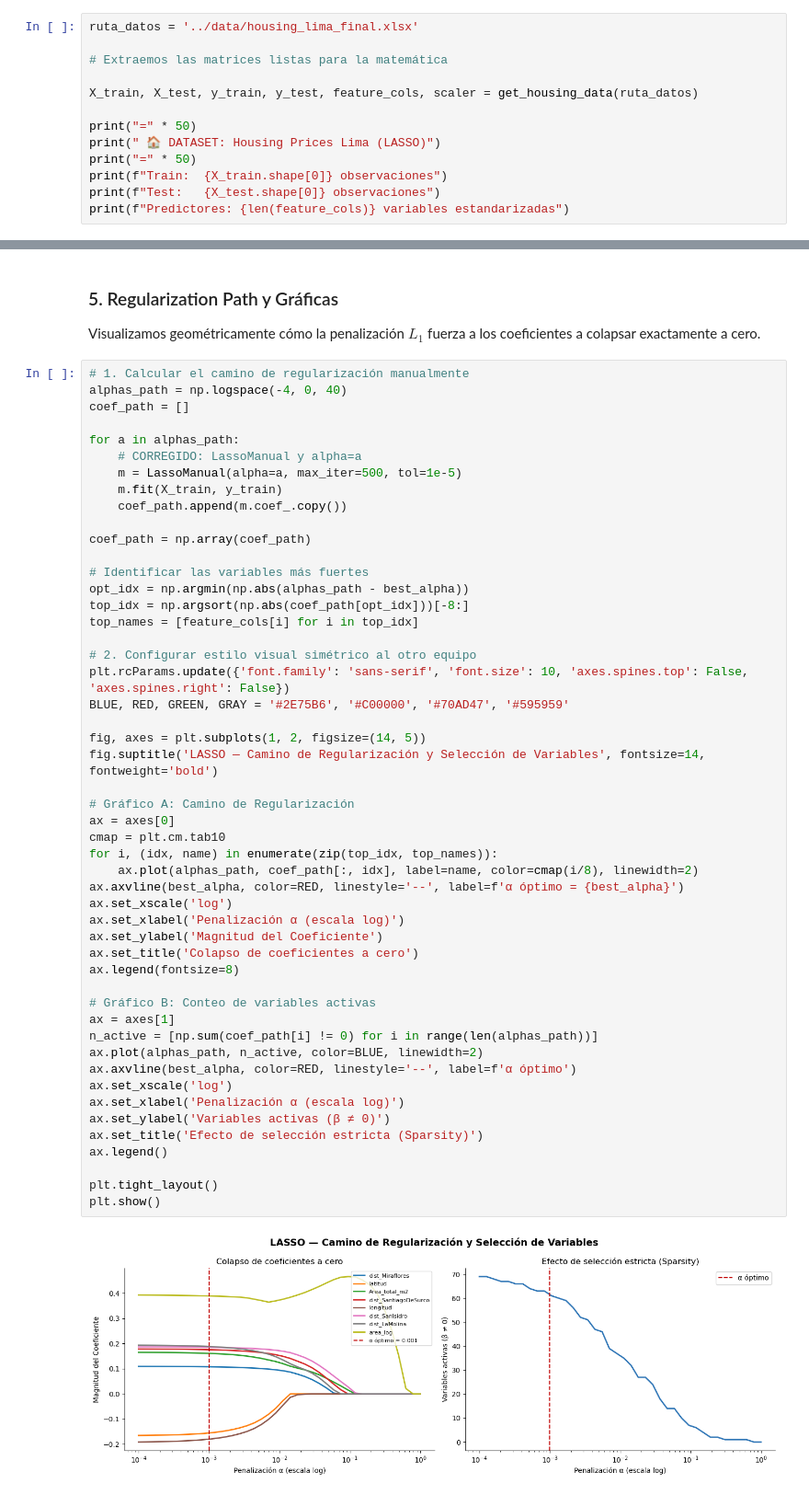
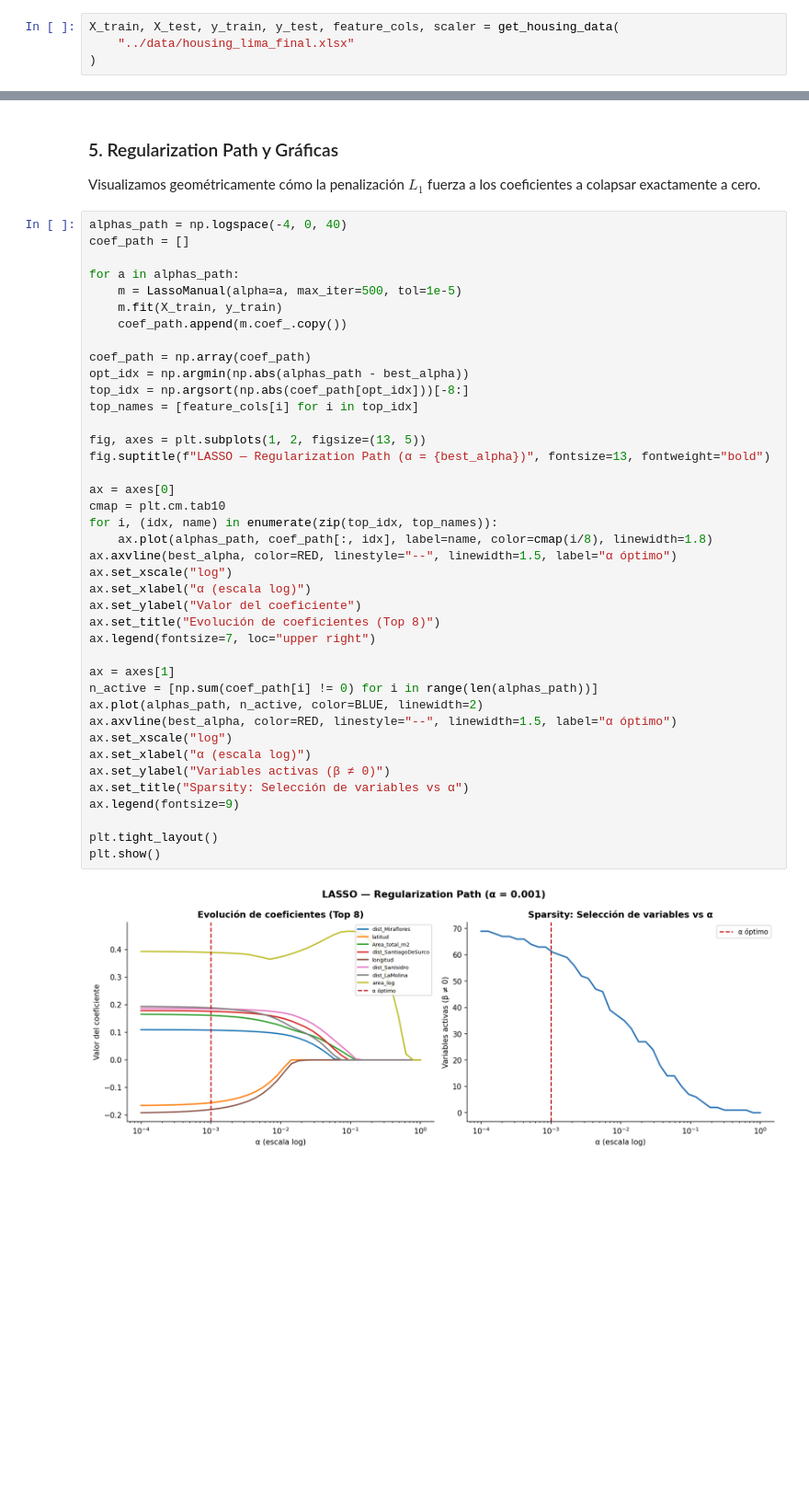
Before and after one commit to GG-369/Proyecto-Optimizacion-LASSO-ELASTICNET, a Jupyter notebook: notebooks/2_desarrollo_lasso.ipynb, the cells around one changed output, grey strips where cells are left out. Shown at 92% size. Cells and saved outputs as stored; diff of their text form; blank space fills up the shorter version.

Commit message:
refactor: limpieza y estandarizacion de codigo LASSO

```diff
--- a/notebooks/2_desarrollo_lasso.ipynb
+++ b/notebooks/2_desarrollo_lasso.ipynb
@@ -26,13 +32,4 @@ Utilizamos el pipeline centralizado para garantizar que ambos equipos (LASSO y E
 # %%
-ruta_datos = '../data/housing_lima_final.xlsx'
-
-# Extraemos las matrices listas para la matemática
-
-X_train, X_test, y_train, y_test, feature_cols, scaler = get_housing_data(ruta_datos)
-
-print("=" * 50)
-print(" 🏠 DATASET: Housing Prices Lima (LASSO)")
-print("=" * 50)
-print(f"Train:  {X_train.shape[0]} observaciones")
-print(f"Test:   {X_test.shape[0]} observaciones")
-print(f"Predictores: {len(feature_cols)} variables estandarizadas")
+X_train, X_test, y_train, y_test, feature_cols, scaler = get_housing_data(
+    "../data/housing_lima_final.xlsx"
+)
@@ -138,54 +132,44 @@ Max Diff Coef                   -            -     5.50e-07
 ### 5. Regularization Path y Gráficas
 Visualizamos geométricamente cómo la penalización $L_1$ fuerza a los coeficientes a colapsar exactamente a cero.
 # %%
-# 1. Calcular el camino de regularización manualmente
 alphas_path = np.logspace(-4, 0, 40)
 coef_path = []
 
 for a in alphas_path:
-    # CORREGIDO: LassoManual y alpha=a
     m = LassoManual(alpha=a, max_iter=500, tol=1e-5)
     m.fit(X_train, y_train)
     coef_path.append(m.coef_.copy())
 
 coef_path = np.array(coef_path)
-
-# Identificar las variables más fuertes
 opt_idx = np.argmin(np.abs(alphas_path - best_alpha))
 top_idx = np.argsort(np.abs(coef_path[opt_idx]))[-8:]
 top_names = [feature_cols[i] for i in top_idx]
 
-# 2. Configurar estilo visual simétrico al otro equipo
-plt.rcParams.update({'font.family': 'sans-serif', 'font.size': 10, 'axes.spines.top': False, 'axes.spines.right': False})
-BLUE, RED, GREEN, GRAY = '#2E75B6', '#C00000', '#70AD47', '#595959'
+fig, axes = plt.subplots(1, 2, figsize=(13, 5))
+fig.suptitle(f"LASSO — Regularization Path (α = {best_alpha})", fontsize=13, fontweight="bold")
 
-fig, axes = plt.subplots(1, 2, figsize=(14, 5))
-fig.suptitle('LASSO — Camino de Regularización y Selección de Variables', fontsize=14, fontweight='bold')
-
-# Gráfico A: Camino de Regularización
 ax = axes[0]
 cmap = plt.cm.tab10
 for i, (idx, name) in enumerate(zip(top_idx, top_names)):
-    ax.plot(alphas_path, coef_path[:, idx], label=name, color=cmap(i/8), linewidth=2)
-ax.axvline(best_alpha, color=RED, linestyle='--', label=f'α óptimo = {best_alpha}')
-ax.set_xscale('log')
-ax.set_xlabel('Penalización α (escala log)')
-ax.set_ylabel('Magnitud del Coeficiente')
-ax.set_title('Colapso de coeficientes a cero')
-ax.legend(fontsize=8)
+    ax.plot(alphas_path, coef_path[:, idx], label=name, color=cmap(i/8), linewidth=1.8)
+ax.axvline(best_alpha, color=RED, linestyle="--", linewidth=1.5, label="α óptimo")
+ax.set_xscale("log")
+ax.set_xlabel("α (escala log)")
+ax.set_ylabel("Valor del coeficiente")
+ax.set_title("Evolución de coeficientes (Top 8)")
+ax.legend(fontsize=7, loc="upper right")
 
-# Gráfico B: Conteo de variables activas
 ax = axes[1]
 n_active = [np.sum(coef_path[i] != 0) for i in range(len(alphas_path))]
 ax.plot(alphas_path, n_active, color=BLUE, linewidth=2)
-ax.axvline(best_alpha, color=RED, linestyle='--', label=f'α óptimo')
-ax.set_xscale('log')
-ax.set_xlabel('Penalización α (escala log)')
-ax.set_ylabel('Variables activas (β ≠ 0)')
-ax.set_title('Efecto de selección estricta (Sparsity)')
-ax.legend()
+ax.axvline(best_alpha, color=RED, linestyle="--", linewidth=1.5, label="α óptimo")
+ax.set_xscale("log")
+ax.set_xlabel("α (escala log)")
+ax.set_ylabel("Variables activas (β ≠ 0)")
+ax.set_title("Sparsity: Selección de variables vs α")
+ax.legend(fontsize=9)
 
 plt.tight_layout()
 plt.show()
 # %% [output]
-[figure, old version]
+[figure, new version]
```
Also changed, not shown: parts of 7 cells of this notebook, 1 other file.
